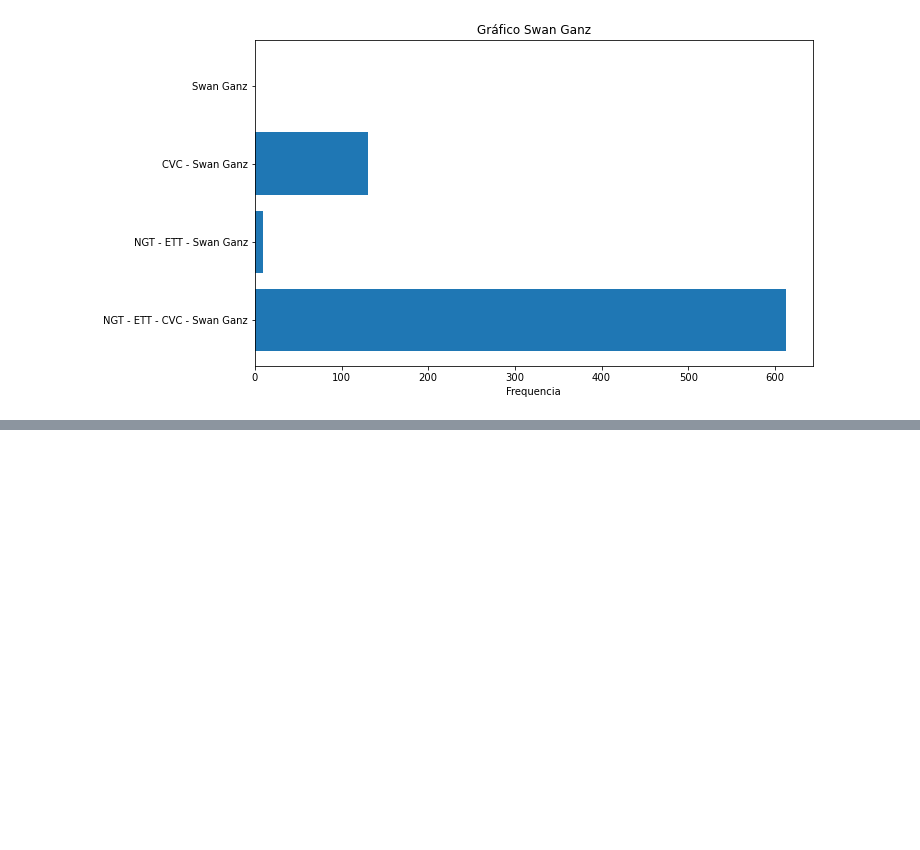
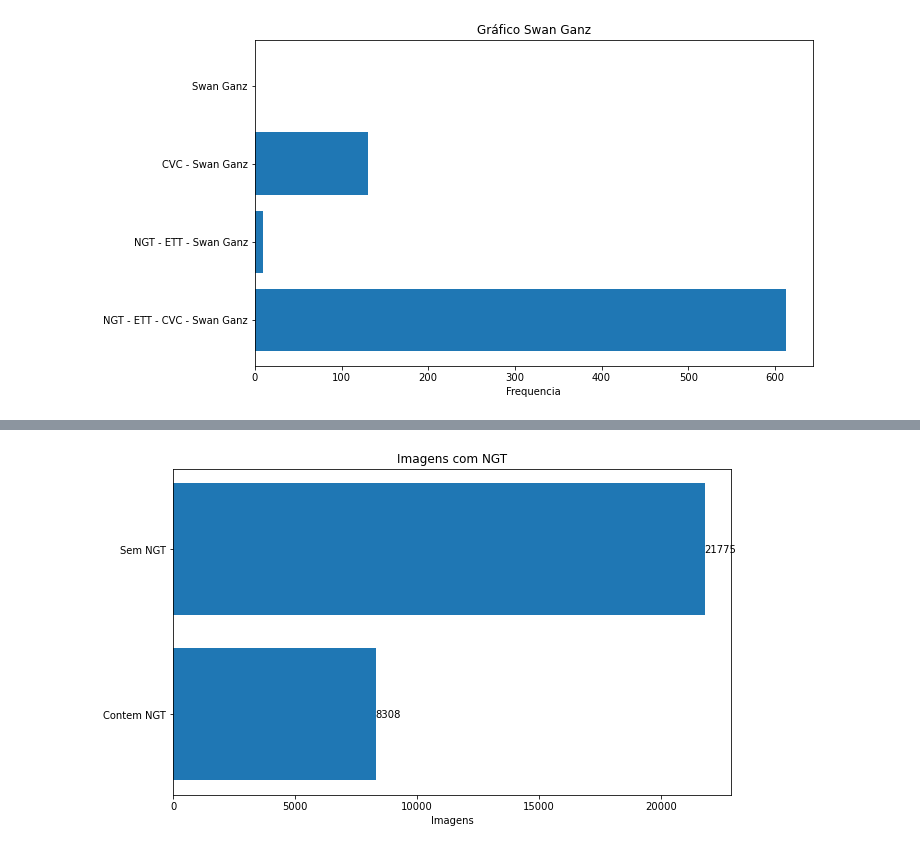
Before and after one commit to bjbomfim/CatheterClassify, a Jupyter notebook: Analise_Dataset_Train/AnaliseDataset.ipynb, the cells around one changed output, grey strips where cells are left out. Saved outputs shown, nothing was run; the diff lists cells and outputs as text; code cells hidden in the pictures; blank space fills up the shorter version.

```diff
--- a/Analise_Dataset_Train/AnaliseDataset.ipynb
+++ b/Analise_Dataset_Train/AnaliseDataset.ipynb
@@ -455,0 +478,19 @@ plt.show()
+# %%
+ngt_sum = len(raio_x_invasive_proce.loc[(raio_x_invasive_proce['NGT - Abnormal'] == 1)|(raio_x_invasive_proce['NGT - Borderline'] == 1)|(raio_x_invasive_proce['NGT - Normal'] == 1)|(raio_x_invasive_proce['NGT - Incompletely Imaged'] == 1)])
+not_ngt = raio_x_invasive_proce.loc[(raio_x_invasive_proce['NGT - Abnormal'] == 0)&(raio_x_invasive_proce['NGT - Borderline'] == 0)&(raio_x_invasive_proce['NGT - Normal'] == 0)&(raio_x_invasive_proce['NGT - Incompletely Imaged'] == 0)].count()['NGT - Abnormal']
+
+values_Ngt = [ngt_sum, not_ngt]
+labels_Ngt = ['Contem NGT', 'Sem NGT']
+
+plt.figure(figsize=(10, 6))
+plt.barh(labels_Ngt, values_Ngt)
+
+plt.xlabel('Imagens')
+plt.title('Imagens com NGT')
+
+for i, v in enumerate(values_Ngt):
+    plt.text(v, i, f'{v}', va='center')
+
+plt.show()
+# %% [output]
+[figure, added]
```
Also changed, not shown: parts of 12 cells of this notebook, 3 other files.
